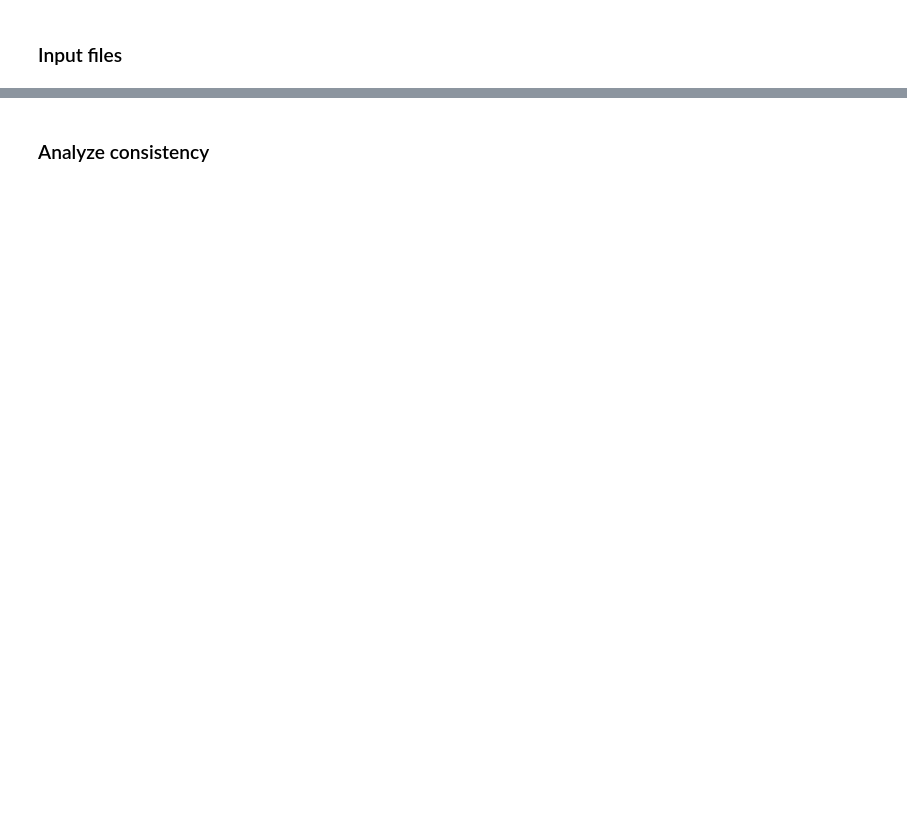
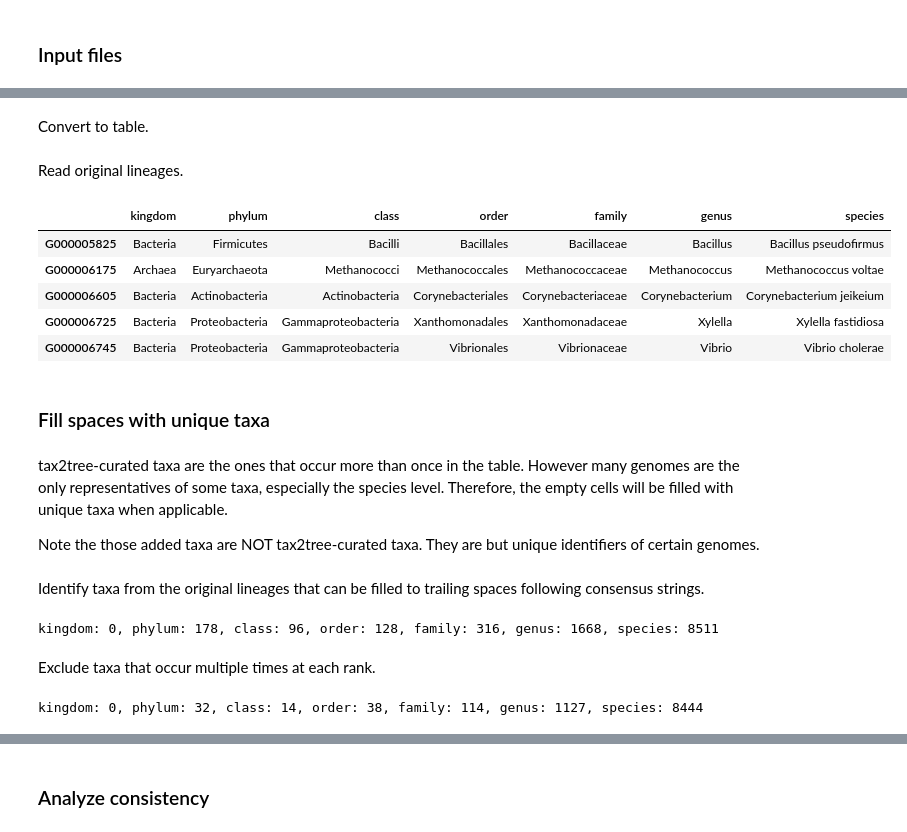
Before and after one commit to qiyunzhu/WGS-HGT, a Jupyter notebook: horizomer/ipynb/tax2tree.ipynb, the cells around one changed output, grey strips where cells are left out. Cells and saved outputs as stored; diff of their text form; code cells hidden in the pictures; blank space fills up the shorter version.

Commit message:
updated tax2tree

```diff
--- a/horizomer/ipynb/tax2tree.ipynb
+++ b/horizomer/ipynb/tax2tree.ipynb
@@ -139,0 +99,2 @@ genus: 20 taxa split, max = 5 (Bacillus)
+# %%
+lineage_ori_fp = 'lineages.txt'
@@ -139,0 +165,2 @@ genus: 20 taxa split, max = 5 (Bacillus)
+# %% [markdown]
+Convert to table.
@@ -139,0 +169,48 @@ genus: 20 taxa split, max = 5 (Bacillus)
+# %% [markdown]
+Read original lineages.
+# %%
+dfo = lineages_to_df(lineage_ori_fp)
+dfo.head()
+# %% [output]
+|  | kingdom | phylum | class | order | family | genus | species |
+| G000005825 | Bacteria | Firmicutes | Bacilli | Bacillales | Bacillaceae | Bacillus | Bacillus pseudofirmus |
+| G000006175 | Archaea | Euryarchaeota | Methanococci | Methanococcales | Methanococcaceae | Methanococcus | Methanococcus voltae |
+| G000006605 | Bacteria | Actinobacteria | Actinobacteria | Corynebacteriales | Corynebacteriaceae | Corynebacterium | Corynebacterium jeikeium |
+| G000006725 | Bacteria | Proteobacteria | Gammaproteobacteria | Xanthomonadales | Xanthomonadaceae | Xylella | Xylella fastidiosa |
+| G000006745 | Bacteria | Proteobacteria | Gammaproteobacteria | Vibrionales | Vibrionaceae | Vibrio | Vibrio cholerae |
+# %% [markdown]
+### Fill spaces with unique taxa
+# %% [markdown]
+tax2tree-curated taxa are the ones that occur more than once in the table. However many genomes are the only representatives of some taxa, especially the species level. Therefore, the empty cells will be filled with unique taxa when applicable.
+
+Note the those added taxa are NOT tax2tree-curated taxa. They are but unique identifiers of certain genomes.
+# %% [markdown]
+Identify taxa from the original lineages that can be filled to trailing spaces following consensus strings.
+# %%
+taxa_to_add = {x: {} for x in ranks}
+for g in dfc.index:
+    for rank in ranks:
+        if dfc[rank][g] == '':
+            taxon = dfo[rank][g]
+            if taxon != '':
+                taxa_to_add[rank][g] = taxon
+print(', '.join('%s: %d' % (x, len(taxa_to_add[x])) for x in ranks))
+# %% [output]
+kingdom: 0, phylum: 178, class: 96, order: 128, family: 316, genus: 1668, species: 8511
+# %% [markdown]
+Exclude taxa that occur multiple times at each rank.
+# %%
+for rank in ranks:
+    used, dups = set(), set()
+    for g, taxon in taxa_to_add[rank].items():
+        if taxon in used:
+            dups.add(taxon)
+        used.add(taxon)
+    new_dict = {}
+    for g, taxon in taxa_to_add[rank].items():
+        if taxon not in dups:
+            new_dict[g] = taxon
+    taxa_to_add[rank] = new_dict
+print(', '.join('%s: %d' % (x, len(taxa_to_add[x])) for x in ranks))
+# %% [output]
+kingdom: 0, phylum: 32, class: 14, order: 38, family: 114, genus: 1127, species: 8444
```
Also changed, not shown: parts of 99 cells of this notebook.
